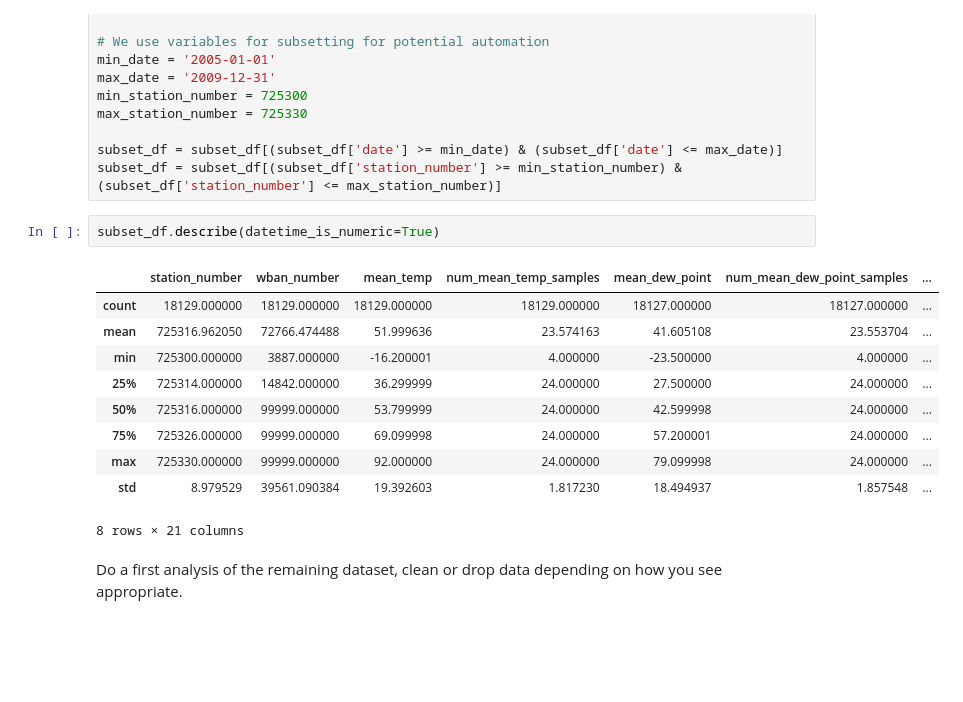
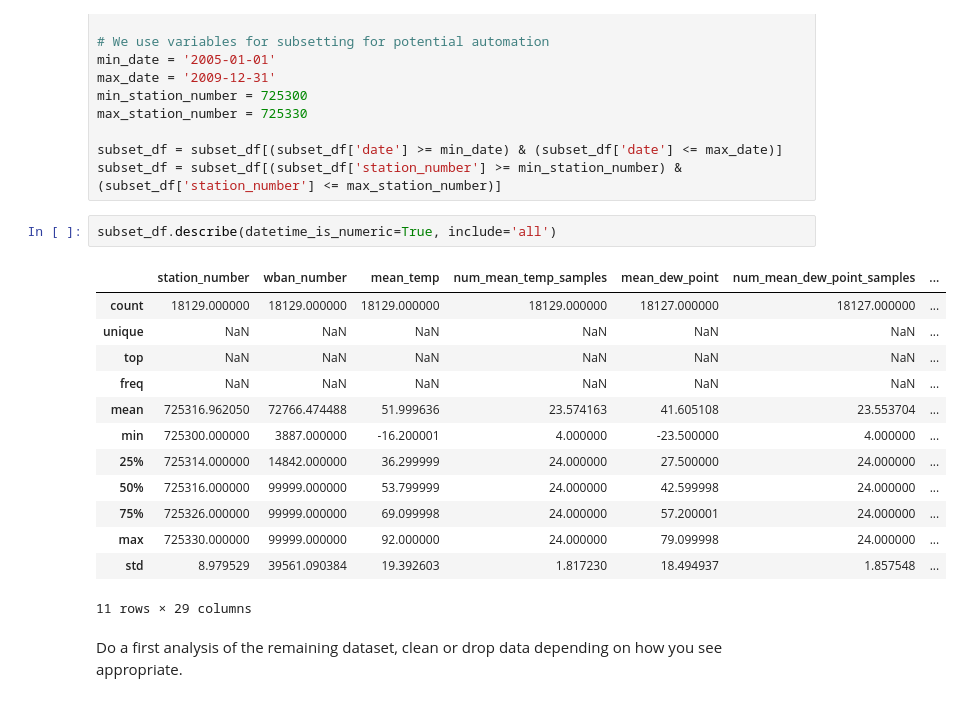
Before and after one commit to Nick-Z0/code-challenges, a Jupyter notebook: datascience/Coding Challenge.ipynb, the cells around one changed output. Cells and saved outputs as stored; diff of their text form; blank space fills up the shorter version.

```diff
--- a/datascience/Coding Challenge.ipynb
+++ b/datascience/Coding Challenge.ipynb
@@ -110,10 +118,13 @@ max_station_number = 725330
 subset_df = subset_df[(subset_df['date'] >= min_date) & (subset_df['date'] <= max_date)]
 subset_df = subset_df[(subset_df['station_number'] >= min_station_number) & (subset_df['station_number'] <= max_station_number)]
 # %%
-subset_df.describe(datetime_is_numeric=True)
+subset_df.describe(datetime_is_numeric=True, include='all')
 # %% [output]
 |  | station_number | wban_number | mean_temp | num_mean_temp_samples | mean_dew_point | num_mean_dew_point_samples | ... |
 | count | 18129.000000 | 18129.000000 | 18129.000000 | 18129.000000 | 18127.000000 | 18127.000000 | ... |
+| unique | NaN | NaN | NaN | NaN | NaN | NaN | ... |
+| top | NaN | NaN | NaN | NaN | NaN | NaN | ... |
+| freq | NaN | NaN | NaN | NaN | NaN | NaN | ... |
 | mean | 725316.962050 | 72766.474488 | 51.999636 | 23.574163 | 41.605108 | 23.553704 | ... |
 | min | 725300.000000 | 3887.000000 | -16.200001 | 4.000000 | -23.500000 | 4.000000 | ... |
 | 25% | 725314.000000 | 14842.000000 | 36.299999 | 24.000000 | 27.500000 | 24.000000 | ... |
@@ -121,6 +132,6 @@ subset_df.describe(datetime_is_numeric=True)
 | 75% | 725326.000000 | 99999.000000 | 69.099998 | 24.000000 | 57.200001 | 24.000000 | ... |
 | max | 725330.000000 | 99999.000000 | 92.000000 | 24.000000 | 79.099998 | 24.000000 | ... |
 | std | 8.979529 | 39561.090384 | 19.392603 | 1.817230 | 18.494937 | 1.857548 | ... |
-8 rows × 21 columns
+11 rows × 29 columns
 # %% [markdown]
 Do a first analysis of the remaining dataset, clean or drop data depending on how you see appropriate.
```
Also changed, not shown: parts of 45 cells of this notebook.
